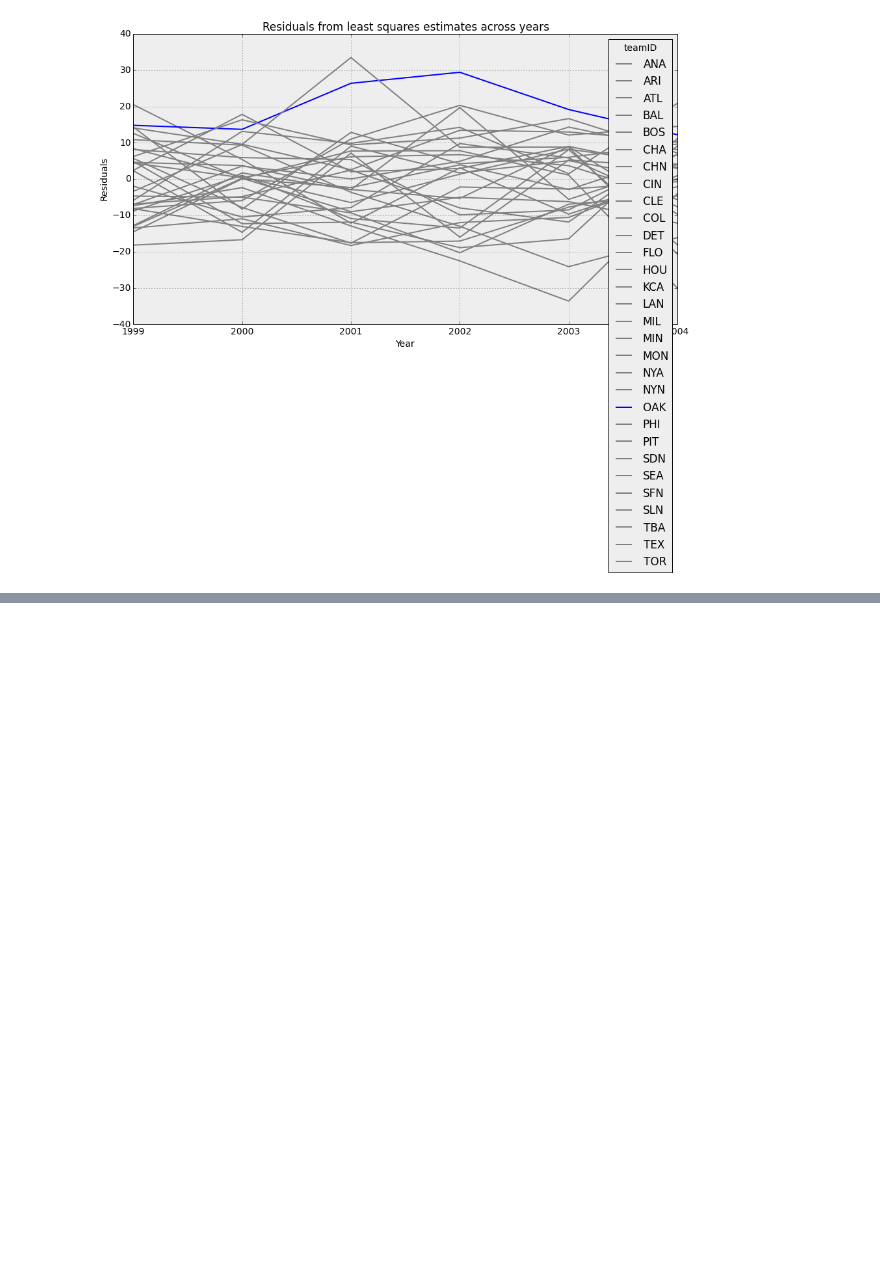
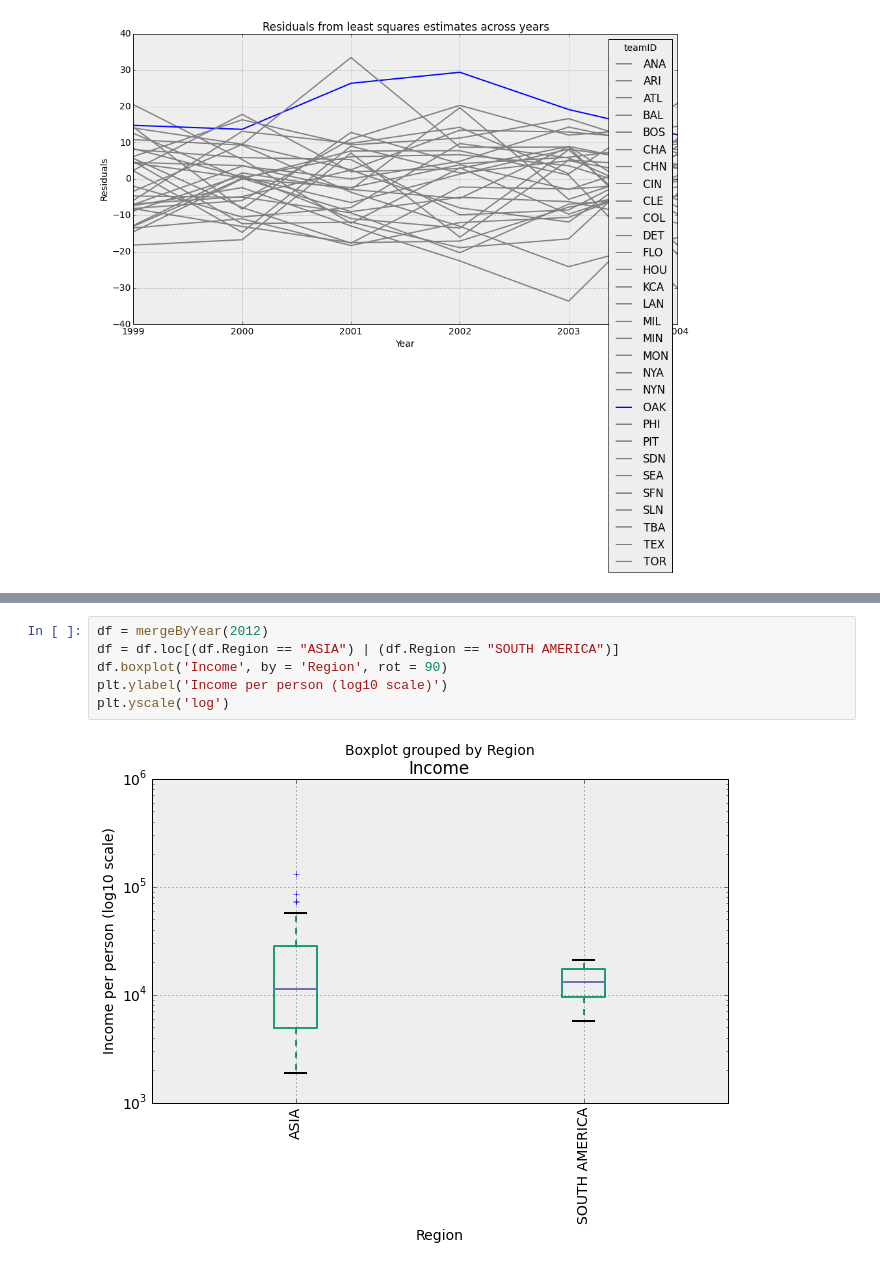
Before and after one commit to nikogamulin/DataScience, a Jupyter notebook: cs109/homeworks/hw1/hw1.ipynb, the cells around one changed output, grey strips where cells are left out. Drawn from its saved outputs; the diff is of its cells as text; blank space fills up the shorter version.

```diff
--- a/cs109/homeworks/hw1/hw1.ipynb
+++ b/cs109/homeworks/hw1/hw1.ipynb
@@ -240,0 +396,8 @@ plt.show()
+# %%
+df = mergeByYear(2012)
+df = df.loc[(df.Region == "ASIA") | (df.Region == "SOUTH AMERICA")]
+df.boxplot('Income', by = 'Region', rot = 90)
+plt.ylabel('Income per person (log10 scale)')
+plt.yscale('log')
+# %% [output]
+[figure, added]
```
Also changed, not shown: parts of 18 cells of this notebook.
